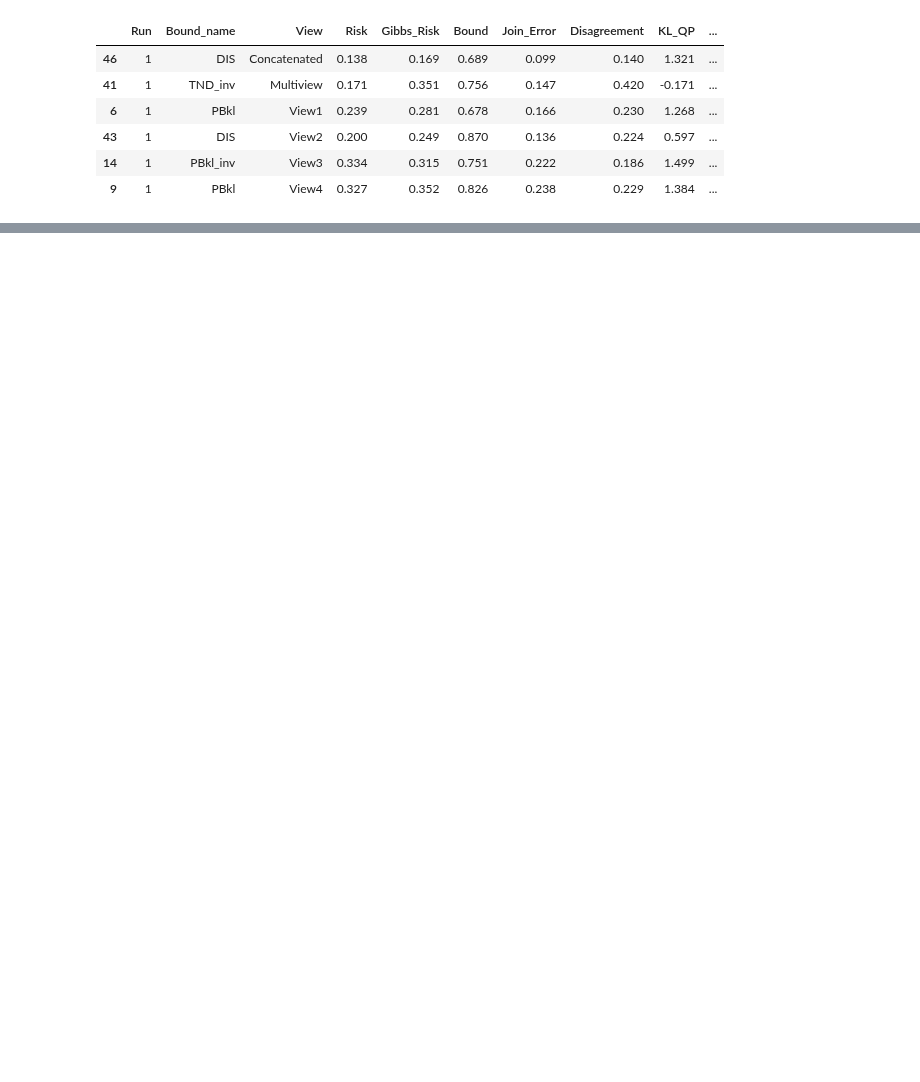
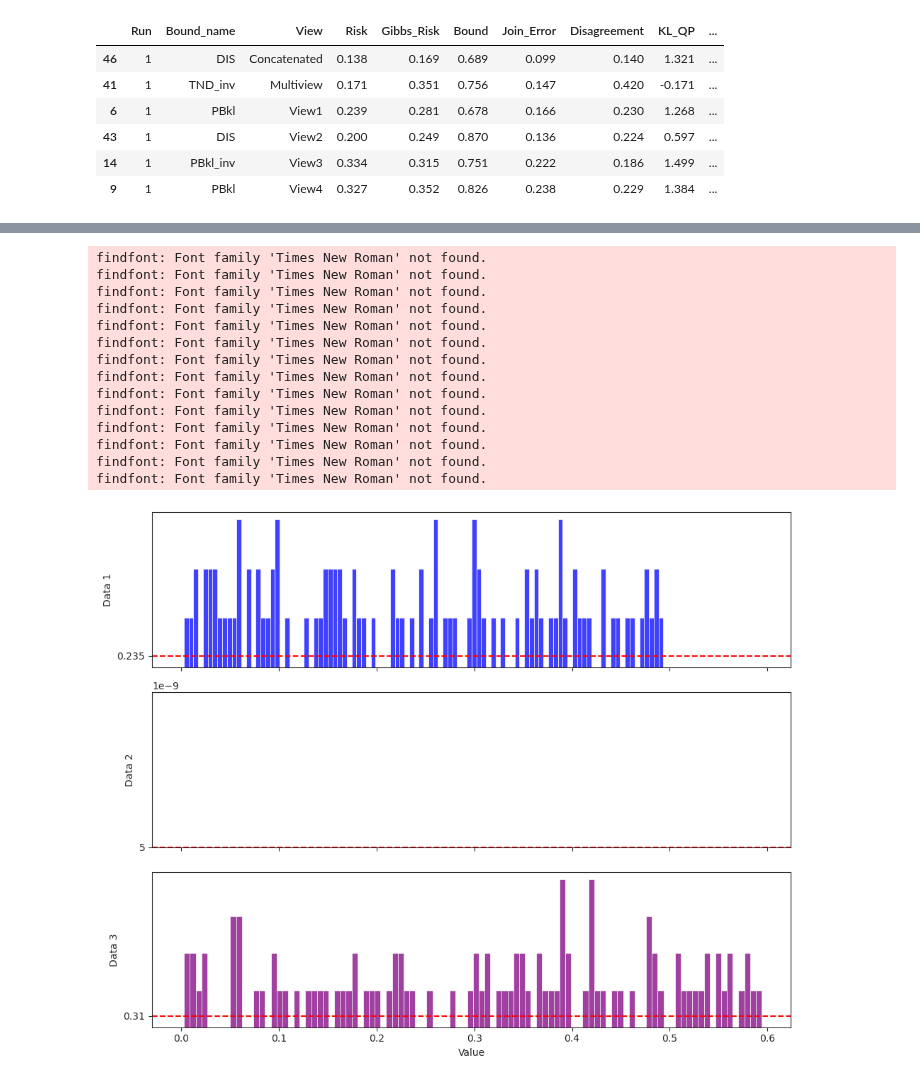
Before and after one commit to adidi24/Multi-View-Majority-Vote-Learning-Algorithms-Direct-Minimization-of-PAC-Bayesian-Bounds, a Jupyter notebook: plot.ipynb, the cells around one changed output, grey strips where cells are left out. Drawn from its saved outputs; the diff is of its cells as text; code cells hidden in the pictures; blank space fills up the shorter version.

```diff
--- a/plot.ipynb
+++ b/plot.ipynb
@@ -327,0 +311,44 @@ plt.show()
+# %%
+np.random.seed(42)
+data1 = np.random.uniform(low=1e-10, high=0.5, size=100)
+data2 = np.random.uniform(low=1e-10, high=1e-8, size=100)
+data3 = np.random.uniform(low=1e-10, high=0.6, size=100)
+
+# Define function to plot vertically stacked histograms
+def plot_stacked_histograms(data_list, colors, labels):
+    fig, axes = plt.subplots(len(data_list), 1, sharex=True, figsize=(10, 8))
+    for i, (data, color, label) in enumerate(zip(data_list, colors, labels)):
+        sns.histplot(data, ax=axes[i], color=color, bins=100, kde=False)
+        # axes[i].set_yscale('log')  # Apply logarithmic scale to y-axis
+        axes[i].set_ylabel(label, fontname='Times New Roman')
+        mean_value = np.mean(data)
+        axes[i].axhline(y=mean_value, color='red', linestyle='--')
+        axes[i].set_yticks([mean_value])  # Set y-tick at mean value
+        axes[i].yaxis.set_major_formatter(plt.ScalarFormatter())  # Use scalar formatter for y-axis
+
+    axes[-1].set_xlabel('Value', fontname='Times New Roman')
+    plt.tight_layout()
+    plt.show()
+
+# Plot the data
+data_list = [data1, data2, data3]
+colors = ['blue', 'green', 'purple']
+labels = ['Data 1', 'Data 2', 'Data 3']
+
+plot_stacked_histograms(data_list, colors, labels)
+# %% [output]
+findfont: Font family 'Times New Roman' not found.
+findfont: Font family 'Times New Roman' not found.
+findfont: Font family 'Times New Roman' not found.
+findfont: Font family 'Times New Roman' not found.
+findfont: Font family 'Times New Roman' not found.
+findfont: Font family 'Times New Roman' not found.
+findfont: Font family 'Times New Roman' not found.
+findfont: Font family 'Times New Roman' not found.
+findfont: Font family 'Times New Roman' not found.
+findfont: Font family 'Times New Roman' not found.
+findfont: Font family 'Times New Roman' not found.
+findfont: Font family 'Times New Roman' not found.
+findfont: Font family 'Times New Roman' not found.
+findfont: Font family 'Times New Roman' not found.
+[figure, added]
```
Also changed, not shown: parts of 9 cells of this notebook, 11 other files.
